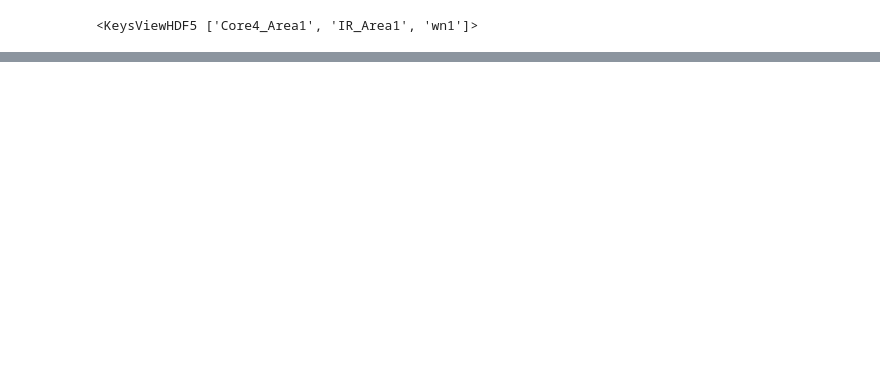
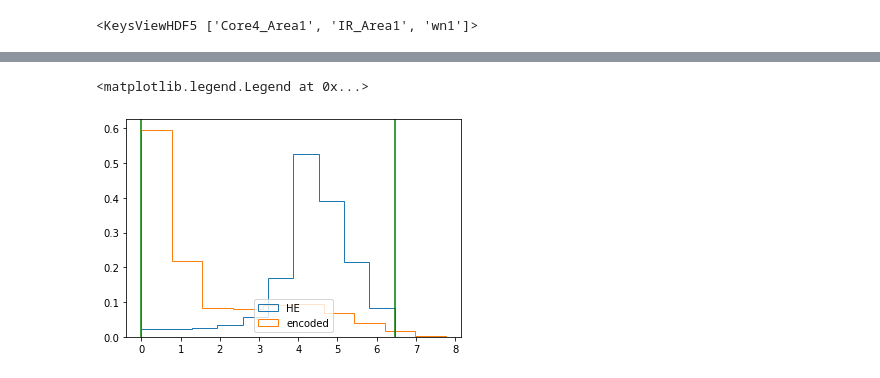
Before and after one commit to c-whitley/PHD, a Jupyter notebook: Autoencoder_Fusion.ipynb, the cells around one changed output, grey strips where cells are left out. Cells and saved outputs as stored; diff of their text form; code cells hidden in the pictures; blank space fills up the shorter version.

```diff
--- a/Autoencoder_Fusion.ipynb
+++ b/Autoencoder_Fusion.ipynb
@@ -94,0 +109,9 @@ up_scaled = mapped.reshape(ir.T.shape)
+# %%
+plt.hist(core_scaled, label='HE', histtype='step', density=True)
+plt.hist(encoded[:,mx].flatten(), label='encoded', histtype='step', density=True)
+plt.axvline(np.quantile(encoded[:,mx],.01), c='g')
+plt.axvline(np.quantile(encoded[:,mx],.99), c='g')
+plt.legend()
+# %% [output]
+<matplotlib.legend.Legend at 0x...>
+[figure, added]
```
Also changed, not shown: parts of 26 cells of this notebook, 3 other files.
